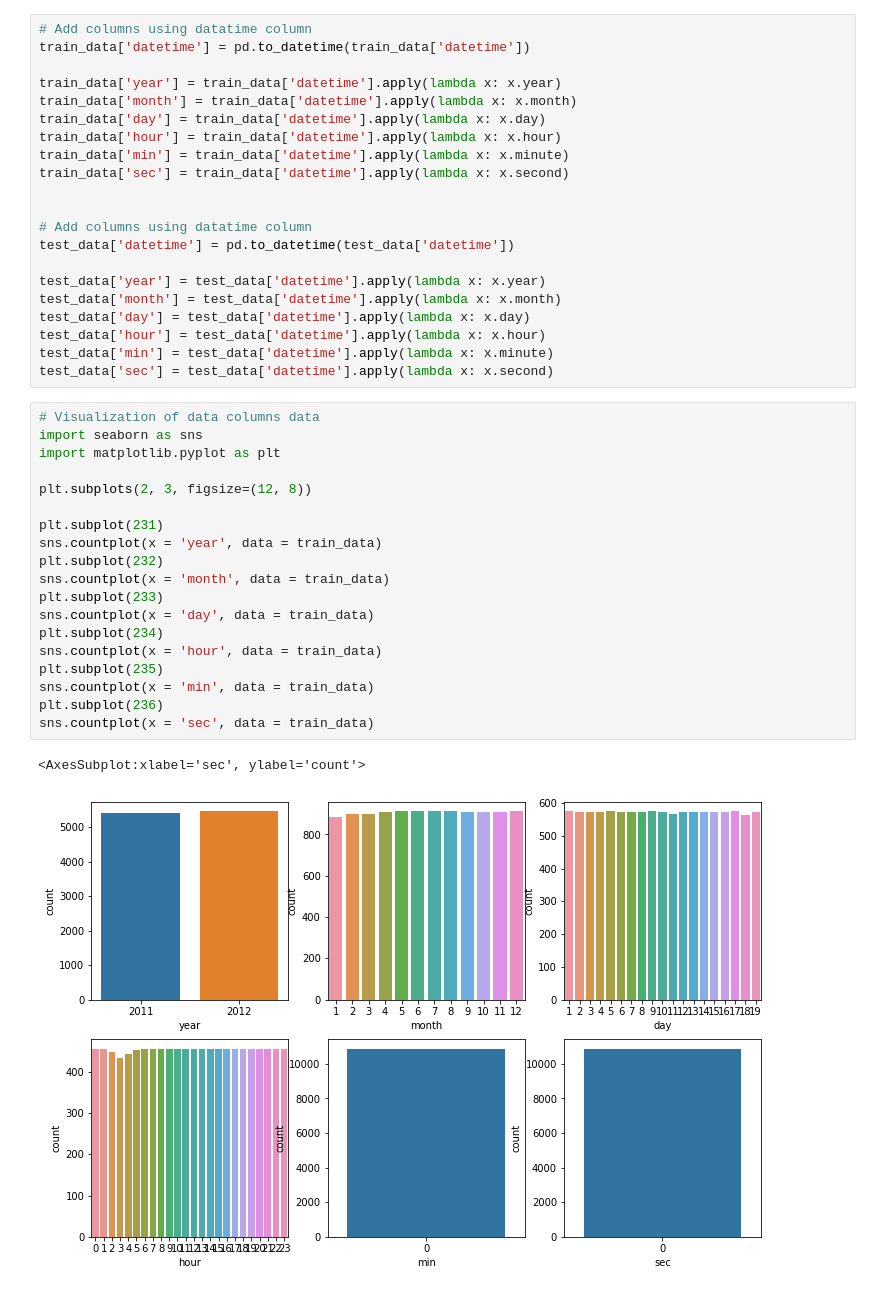
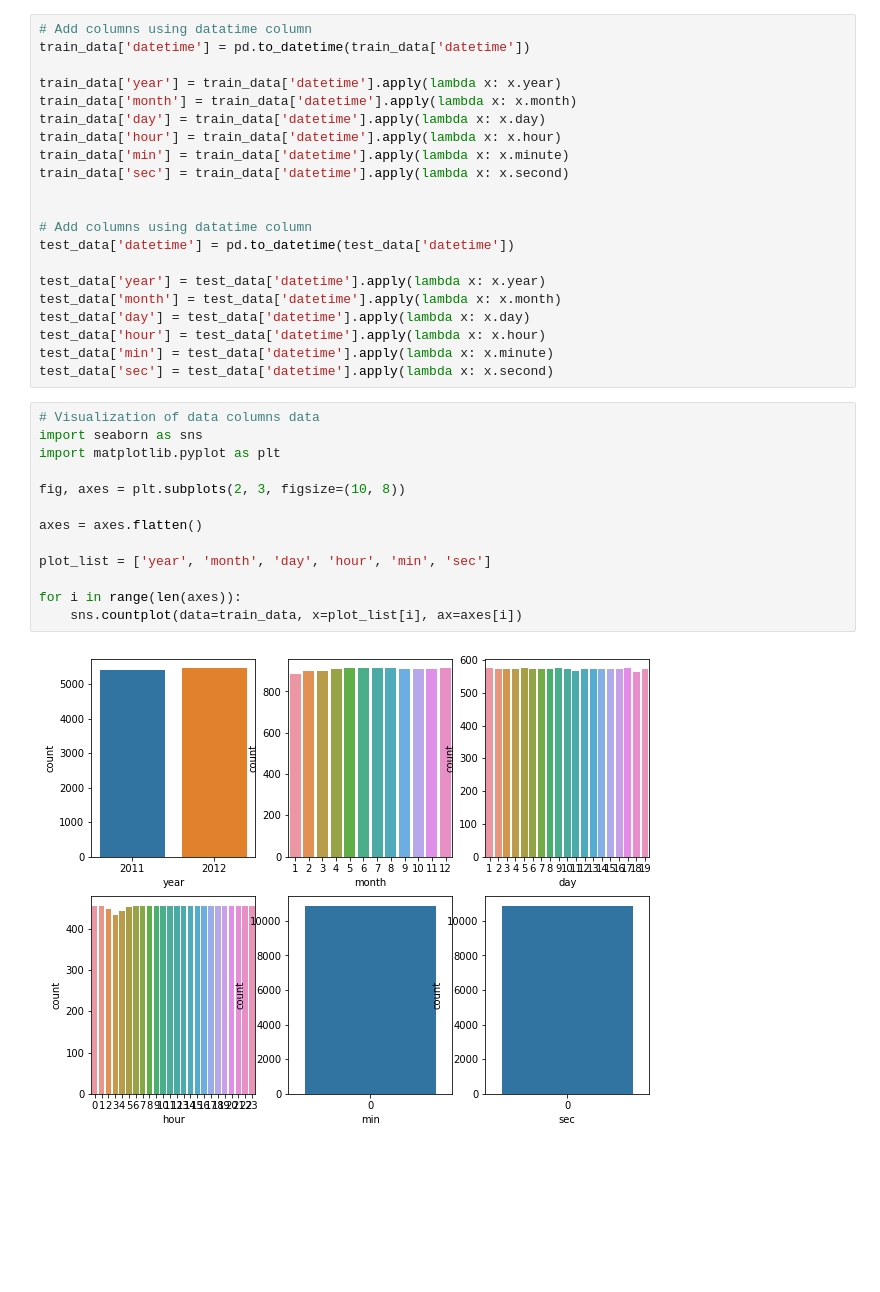
Before and after one commit to minsung6333/AIFEL_Quest, a Jupyter notebook: Exploration_01/2-2.Project 2.ipynb, the cells around one changed output. Drawn from its saved outputs; the diff is of its cells as text; blank space fills up the shorter version.

```diff
--- a/Exploration_01/2-2.Project 2.ipynb
+++ b/Exploration_01/2-2.Project 2.ipynb
@@ -62,28 +62,21 @@ test_data['day'] = test_data['datetime'].apply(lambda x: x.day)
 test_data['hour'] = test_data['datetime'].apply(lambda x: x.hour)
 test_data['min'] = test_data['datetime'].apply(lambda x: x.minute)
 test_data['sec'] = test_data['datetime'].apply(lambda x: x.second)
-# %%
-# Visualization of data columns data
-import seaborn as sns
-import matplotlib.pyplot as plt
-
-plt.subplots(2, 3, figsize=(12, 8))
-
-plt.subplot(231)
-sns.countplot(x = 'year', data = train_data)
-plt.subplot(232)
-sns.countplot(x = 'month', data = train_data)
-plt.subplot(233)
-sns.countplot(x = 'day', data = train_data)
-plt.subplot(234)
-sns.countplot(x = 'hour', data = train_data)
-plt.subplot(235)
-sns.countplot(x = 'min', data = train_data)
-plt.subplot(236)
-sns.countplot(x = 'sec', data = train_data)
-# %% [output]
-<AxesSubplot:xlabel='sec', ylabel='count'>
-[figure, removed]
+# %%
+# Visualization of data columns data
+import seaborn as sns
+import matplotlib.pyplot as plt
+
+fig, axes = plt.subplots(2, 3, figsize=(10, 8))
+
+axes = axes.flatten()
+
+plot_list = ['year', 'month', 'day', 'hour', 'min', 'sec']
+
+for i in range(len(axes)):
+    sns.countplot(data=train_data, x=plot_list[i], ax=axes[i])
+# %% [output]
+[figure, added]
 # %%
 #one-hot encoding
 train_data = pd.get_dummies(train_data, columns=['weather'], prefix='weather')
```
Also changed, not shown: parts of 7 cells of this notebook.
